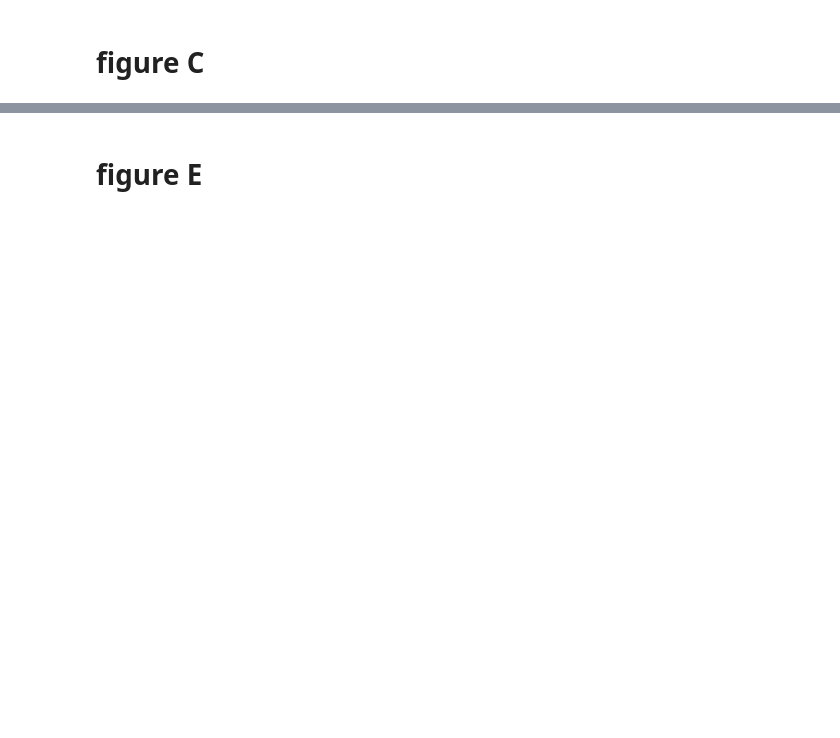
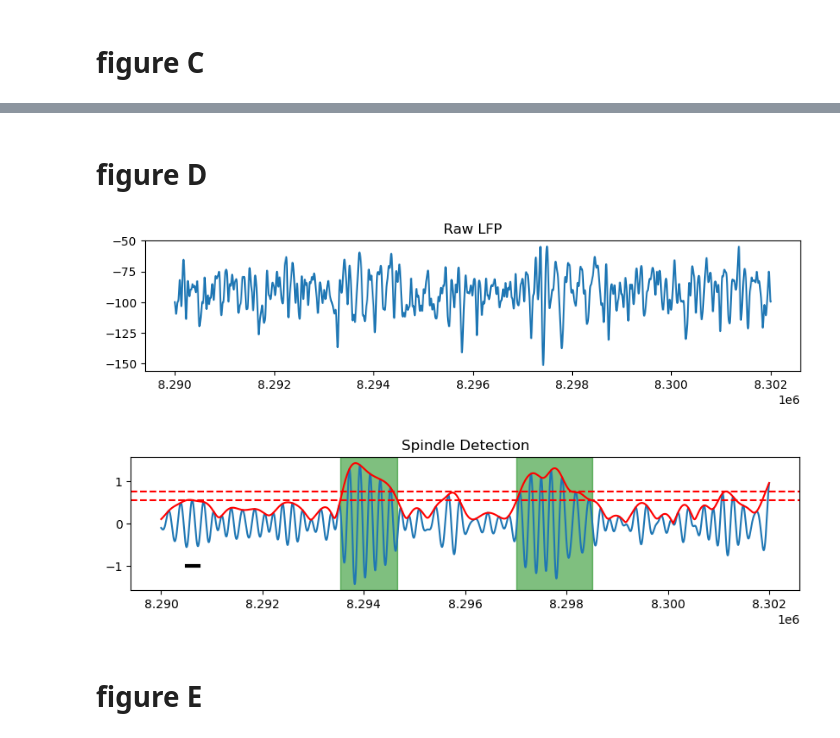
Before and after one commit to EmmettJT/procedural_replay_paper_2025, a Jupyter notebook: ED_8/ED8_plots.ipynb, the cells around one changed output, grey strips where cells are left out. Cells and saved outputs as stored; diff of their text form; code cells hidden in the pictures; blank space fills up the shorter version.

```diff
--- a/ED_8/ED8_plots.ipynb
+++ b/ED_8/ED8_plots.ipynb
@@ -7,2 +1172,73 @@
+# %% [markdown]
+# figure D
+# %%
+import numpy as np
+import matplotlib.pyplot as plt
+
+# Load saved data
+data = np.load(r"C:\Users\Emmett Thompson\Documents\procedural_replay_paper_2025\ED_8\lfp_spindle_plot_data.npz", allow_pickle=True)
+
+timeframe = data["timeframe"]
+time_indices = data["time_indices"]
+
+average_lfp = data["average_lfp"]
+spindle_bandpassed = data["spindle_bandpassed"]
+smoothed_envelope = data["smoothed_envelope"]
+
+upper_threshold = data["upper_threshold"]
+lower_threshold = data["lower_threshold"]
+
+spindle_start_ends = data["spindle_start_ends"]
+sampling_rate = int(data["sampling_rate"])
+# %%
+fig, ax = plt.subplots(figsize=(10, 2))
+
+ax.plot(
+    time_indices,
+    average_lfp[timeframe[0]:timeframe[1]]
+)
+
+ax.set_title("Raw LFP")
+plt.show()
+
+fig, ax = plt.subplots(figsize=(10, 2))
+
+ax.plot(
+    time_indices,
+    spindle_bandpassed[timeframe[0]:timeframe[1]],
+    label="Bandpassed"
+)
+
+ax.plot(
+    time_indices,
+    smoothed_envelope[timeframe[0]:timeframe[1]],
+    color="r",
+    label="Envelope"
+)
+
+ax.axhline(upper_threshold, color="red", linestyle="--", label="Upper Threshold")
+ax.axhline(lower_threshold, color="red", linestyle="--", label="Lower Threshold")
+
+# Highlight spindle events
+for start_sec, end_sec in spindle_start_ends:
+    start = start_sec * sampling_rate
+    end = end_sec * sampling_rate
+    if start > timeframe[0] and end < timeframe[1]:
+        ax.axvspan(start, end, alpha=0.5, color="green")
+
+ax.set_title("Spindle Detection")
+
+# Time scale bar
+line_duration = int(sampling_rate / 10)  # 100 ms
+start_x = timeframe[0] + 500
+end_x = start_x + line_duration
+y_value = -1
+
+ax.plot([start_x, end_x], [y_value, y_value], color="k", linewidth=3)
+
+plt.show()
+# %% [output]
+[figure, added]
+[figure, added]
 # %% [markdown]
 # figure E
```
Also changed, not shown: parts of 23 cells of this notebook, 9 other files.
